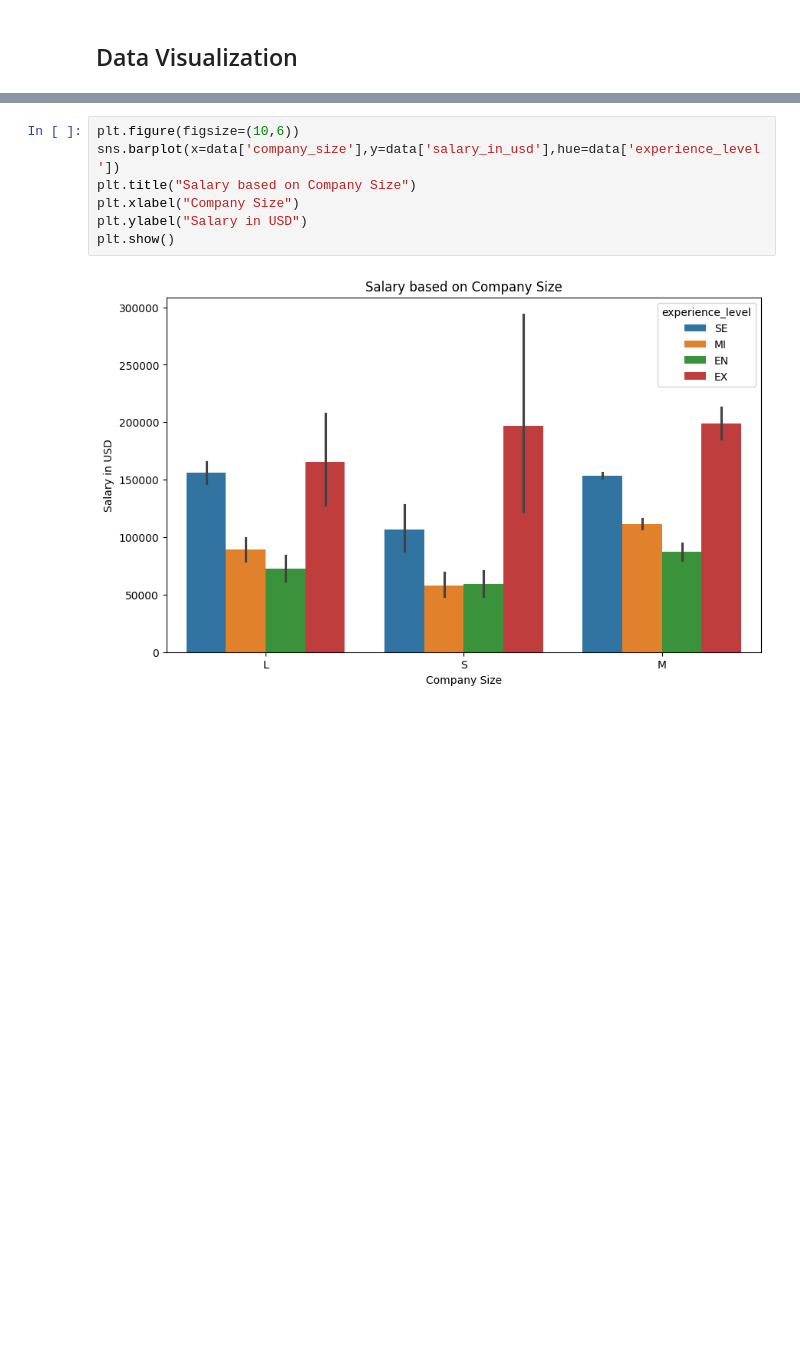
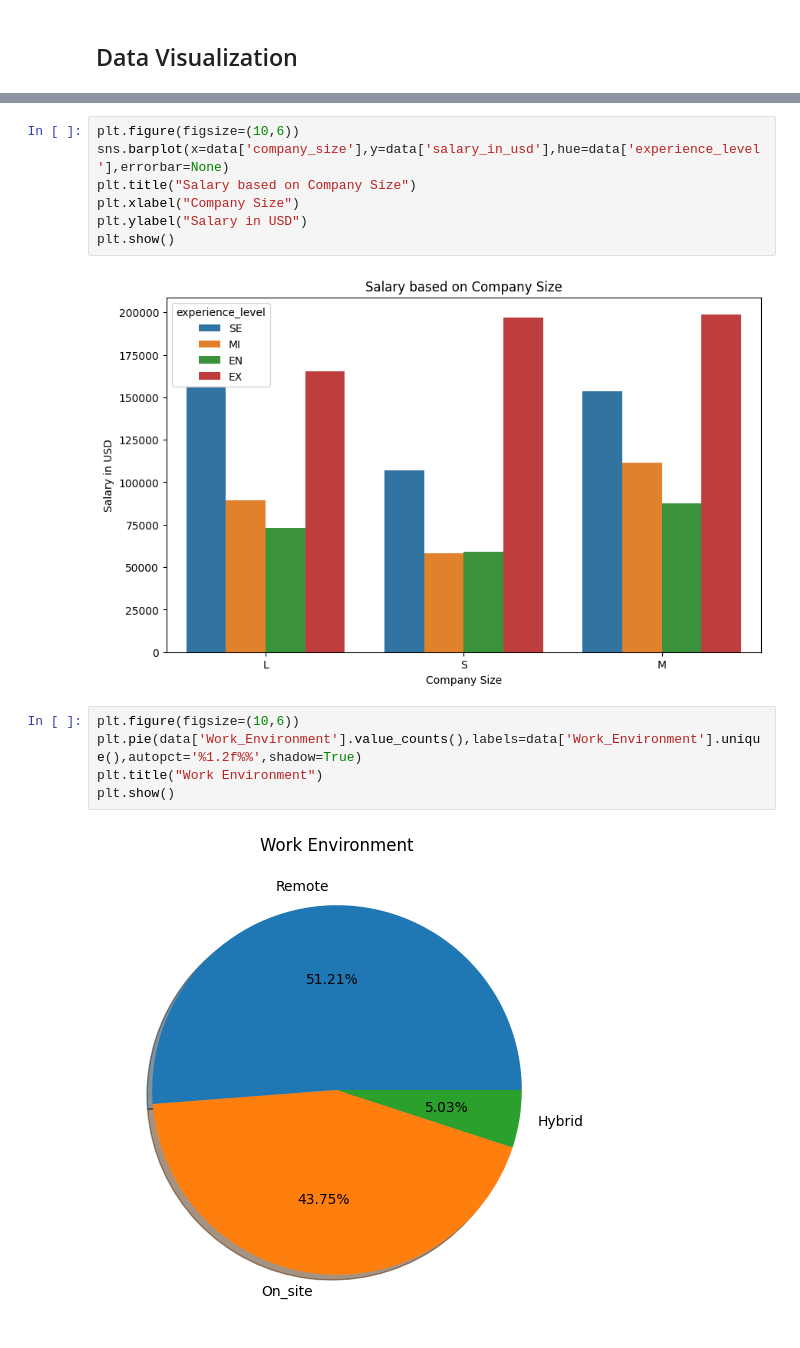
Before and after one commit to Alibubere/data_science_salary, a Jupyter notebook: data_science_salaries.ipynb, the cells around one changed output, grey strips where cells are left out. Drawn from its saved outputs; the diff is of its cells as text; blank space fills up the shorter version.

```diff
--- a/data_science_salaries.ipynb
+++ b/data_science_salaries.ipynb
@@ -180,9 +190,16 @@ plt.show()
 # %%
 plt.figure(figsize=(10,6))
-sns.barplot(x=data['company_size'],y=data['salary_in_usd'],hue=data['experience_level'])
+sns.barplot(x=data['company_size'],y=data['salary_in_usd'],hue=data['experience_level'],errorbar=None)
 plt.title("Salary based on Company Size")
 plt.xlabel("Company Size")
 plt.ylabel("Salary in USD")
 plt.show()
 # %% [output]
-[figure, old version]
+[figure, new version]
+# %%
+plt.figure(figsize=(10,6))
+plt.pie(data['Work_Environment'].value_counts(),labels=data['Work_Environment'].unique(),autopct='%1.2f%%',shadow=True)
+plt.title("Work Environment")
+plt.show()
+# %% [output]
+[figure, added]
```
Also changed, not shown: parts of 15 cells of this notebook, 1 other file.
